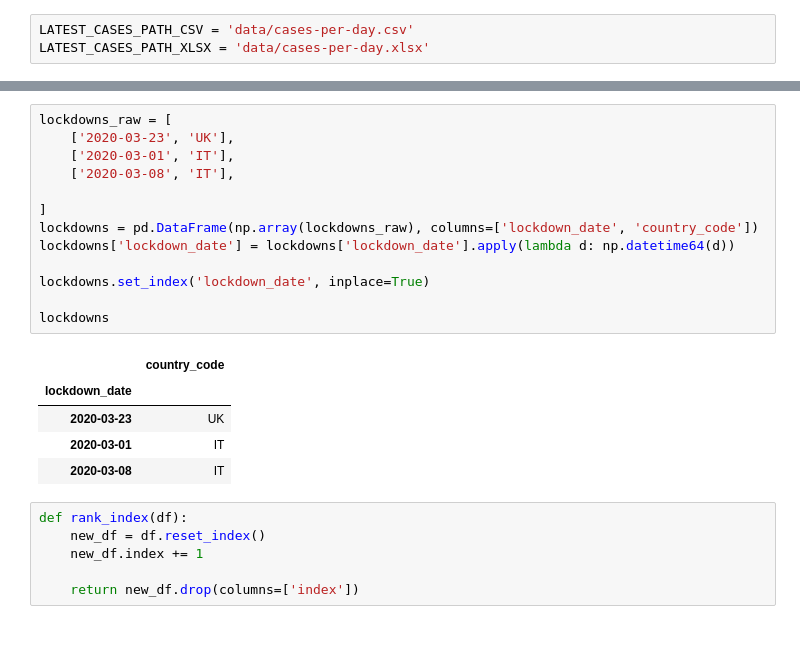
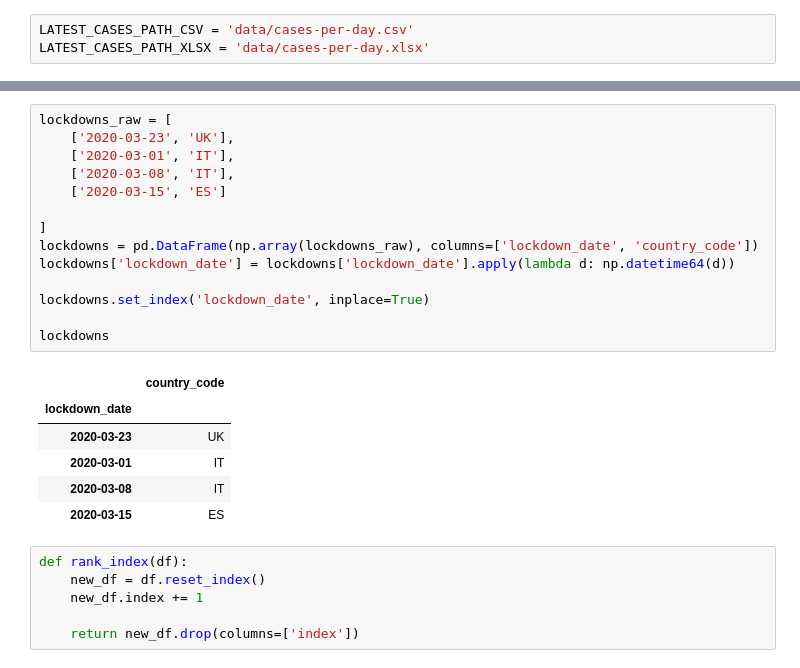
Before and after one commit to k0nserv/covid19, a Jupyter notebook: Per Country Analysis.ipynb, the cells around one changed output, grey strips where cells are left out. Cells and saved outputs as stored; diff of their text form; blank space fills up the shorter version.

```diff
--- a/Per Country Analysis.ipynb
+++ b/Per Country Analysis.ipynb
@@ -49,22 +49,24 @@ df
 # %%
 lockdowns_raw = [
     ['2020-03-23', 'UK'],
     ['2020-03-01', 'IT'],
     ['2020-03-08', 'IT'],
+    ['2020-03-15', 'ES']
 
 ]
 lockdowns = pd.DataFrame(np.array(lockdowns_raw), columns=['lockdown_date', 'country_code'])
 lockdowns['lockdown_date'] = lockdowns['lockdown_date'].apply(lambda d: np.datetime64(d))
 
 lockdowns.set_index('lockdown_date', inplace=True)
 
 lockdowns
 # %% [output]
 |  | country_code |
 | lockdown_date |  |
 | 2020-03-23 | UK |
 | 2020-03-01 | IT |
 | 2020-03-08 | IT |
+| 2020-03-15 | ES |
 # %%
 def rank_index(df):
     new_df = df.reset_index()
```
Also changed, not shown: parts of 10 cells of this notebook.
